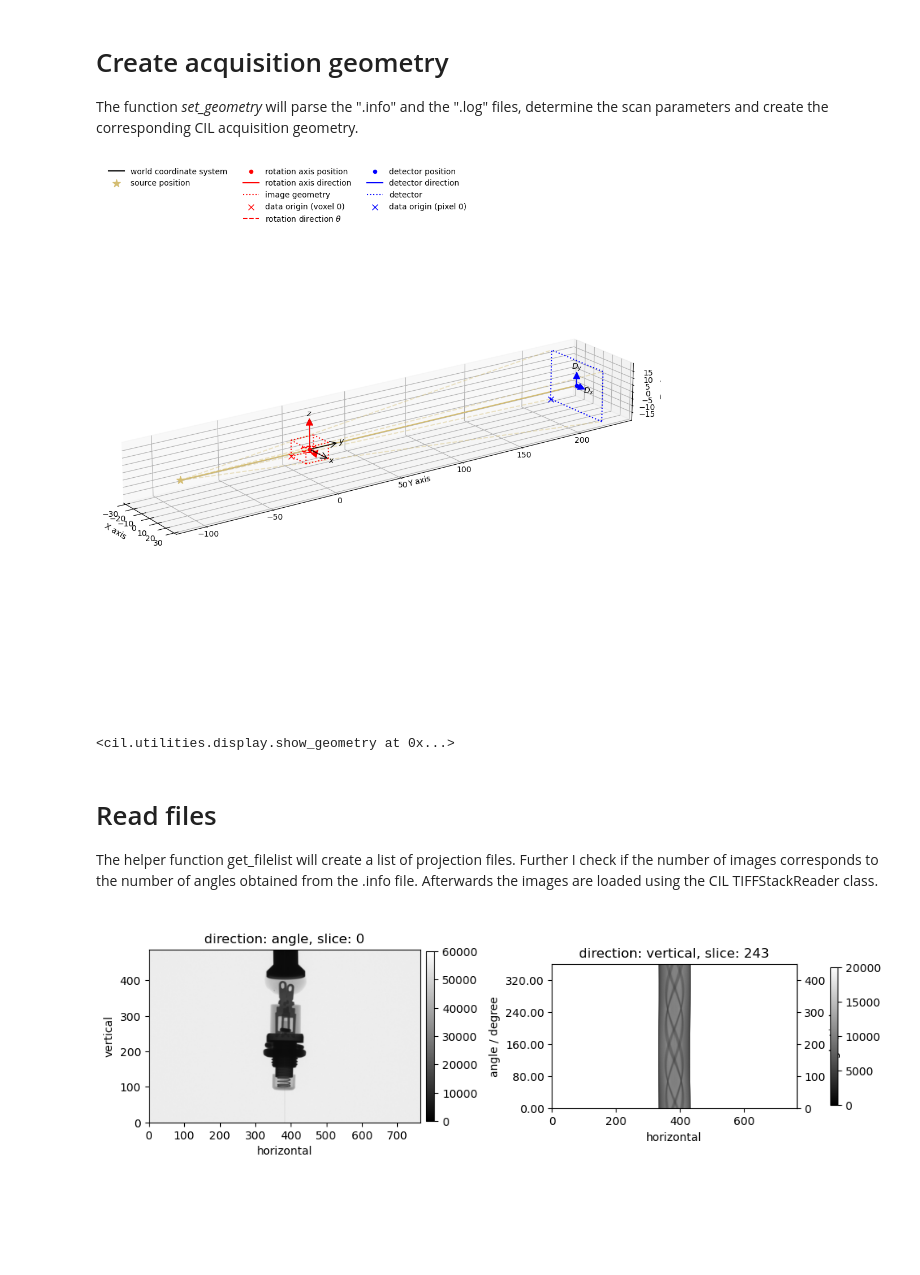
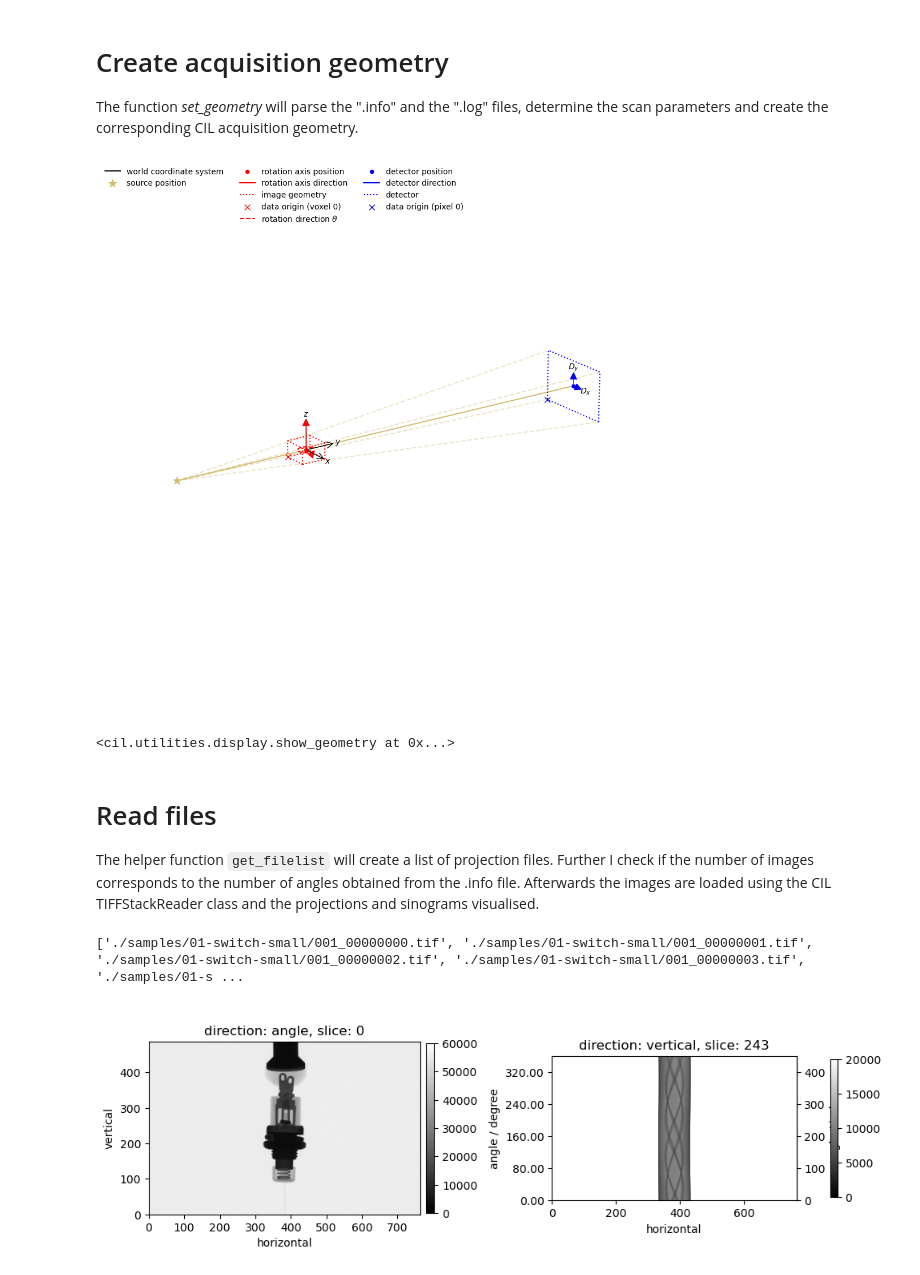
Before and after one commit to TomographicImaging/CIL-User-Showcase, a Jupyter notebook: 010_reconstruct_BrukerSkyscan_data/bruker2cil.ipynb, the cells around one changed output. Cells and saved outputs as stored; diff of their text form; code cells hidden in the pictures; blank space fills up the shorter version.

```diff
--- a/010_reconstruct_BrukerSkyscan_data/bruker2cil.ipynb
+++ b/010_reconstruct_BrukerSkyscan_data/bruker2cil.ipynb
@@ -77,18 +83,20 @@ The function *set_geometry* will parse the ".info" and the ".log" files, determi
 # %%
 #ag = bc.set_geometry(logfile,infofile=infofile) # This will use the info file to determine the actually achieved projection angles
 ag = bc.set_geometry(logfile) # This will use the angular step size from the log file to determine the projection angles
-show_geometry(ag,grid=True)
+show_geometry(ag)
 # %% [output]
-[figure, old version]
+[figure, new version]
 <cil.utilities.display.show_geometry at 0x...>
 # %% [markdown]
 # Read files
 
-The helper function get_filelist will create a list of projection files. Further I check if the number of images corresponds to the number of angles obtained from the .info file. Afterwards the images are loaded using the CIL TIFFStackReader class.
+The helper function `get_filelist` will create a list of projection files. Further I check if the number of images corresponds to the number of angles obtained from the .info file. Afterwards the images are loaded using the CIL TIFFStackReader class and the projections and sinograms visualised.
 # %%
 filelist = bc.get_filelist(datadir,dataset_prefix)
-#print(filelist)
+print(filelist)
 if len(ag.angles) != len(filelist):
     print('Warning: Number of files does not correspond to number of rotational steps!')
+# %% [output]
+['./samples/01-switch-small/001_00000000.tif', './samples/01-switch-small/001_00000001.tif', './samples/01-switch-small/001_00000002.tif', './samples/01-switch-small/001_00000003.tif', './samples/01-s ...
 # %%
 reader = TIFFStackReader(file_name=filelist)
```
Also changed, not shown: parts of 25 cells of this notebook, 7 other files.
